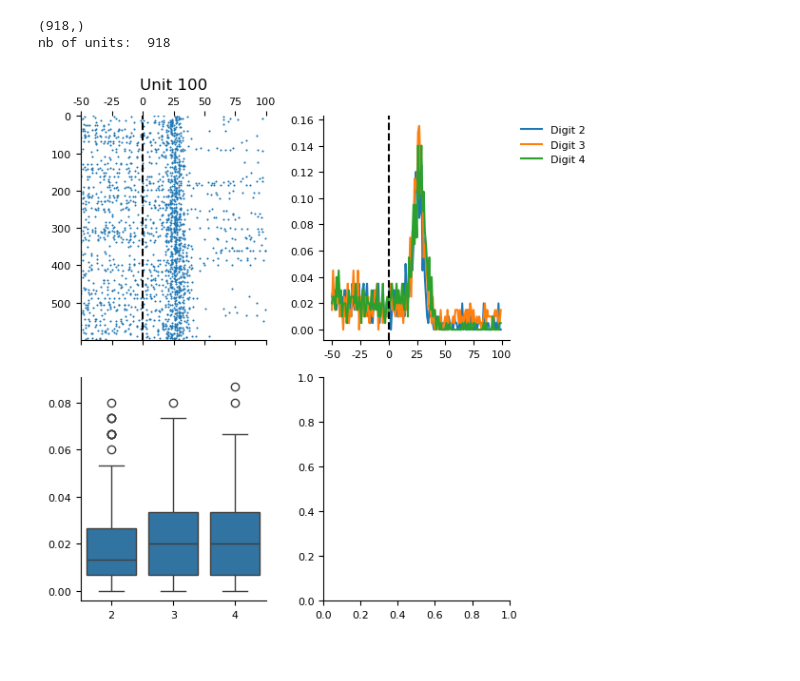
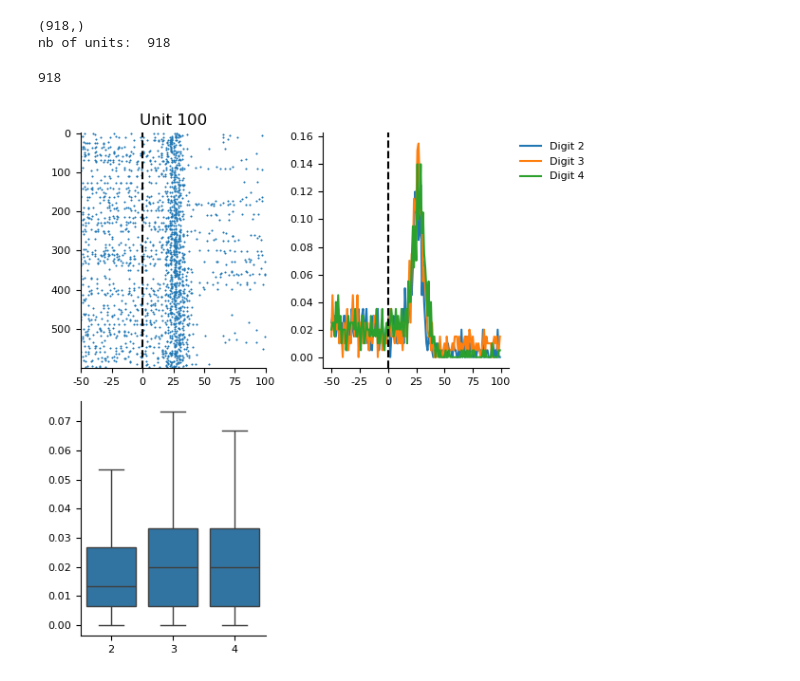
Before and after one commit to l-voisin04/APP_2026_Illusion, a Jupyter notebook: scripts/APP_2026_NC.ipynb, the cells around one changed output. Saved outputs shown, nothing was run; the diff lists cells and outputs as text; code cells hidden in the pictures.

```diff
--- a/scripts/APP_2026_NC.ipynb
+++ b/scripts/APP_2026_NC.ipynb
@@ -44,36 +44,46 @@ print("nb of units: ", file.shape[0])
 nb of units:  918
 # %%
 nbunits = unit.shape[0]
+nbunits
+# %% [output]
+918
 # %%
+import scipy.stats as stats
+import seaborn as sns
+
+
 n=100
 
 fig, ax = plt.subplots(nrows=2, ncols=2, figsize=(6,6))
 ax_flat = ax.flatten()
 
 ax_flat[0].spy(unit[n][:,50:200],aspect='auto',markersize=0.5)
-
+ax_flat[0].xaxis.set_ticks_position('bottom')
 ax_flat[0].axvline(x=50, color='k', linestyle='--')
 ax_flat[0].set_title("Unit "+str(n))
 ax_flat[0].set_xticks([0,25,50,75,100,125,150])
 ax_flat[0].set_xticklabels([-50, -25, 0, 25, 50, 75, 100])
 
 ax_flat[1].plot(unit[n][unit[n][:,0]==2][:,50:200].mean(axis=0), label="Digit 2")
 ax_flat[1].plot(unit[n][unit[n][:,0]==3][:,50:200].mean(axis=0), label="Digit 3")
 ax_flat[1].plot(unit[n][unit[n][:,0]==4][:,50:200].mean(axis=0), label="Digit 4")
 ax_flat[1].legend(frameon=False, bbox_to_anchor=(1.01, 1), loc='upper left')
 ax_flat[1].axvline(x=50, color='k', linestyle='--')
 
 ax_flat[1].set_xticks([0,25,50,75,100,125,150])
 ax_flat[1].set_xticklabels([-50, -25, 0, 25, 50, 75, 100])
 
 ax_flat[1].spines['right'].set_visible(False)
 ax_flat[1].spines['top'].set_visible(False)
 
-sns.boxplot(x=unit[n][:,0], y=unit[n][:,50:200].mean(axis=1), ax=ax_flat[2])
+
+
+
+sns.boxplot(x=unit[n][:,0], y=unit[n][:,50:200].mean(axis=1), ax=ax_flat[2],showfliers=False)
 ax_flat[2].spines['right'].set_visible(False)
 ax_flat[2].spines['top'].set_visible(False)
-
+ax_flat[3].axis('off')
 plt.tight_layout()
 plt.show()
 # %% [output]
-[figure, old version]
+[figure, new version]
```
Also changed, not shown: parts of 6 cells of this notebook.
